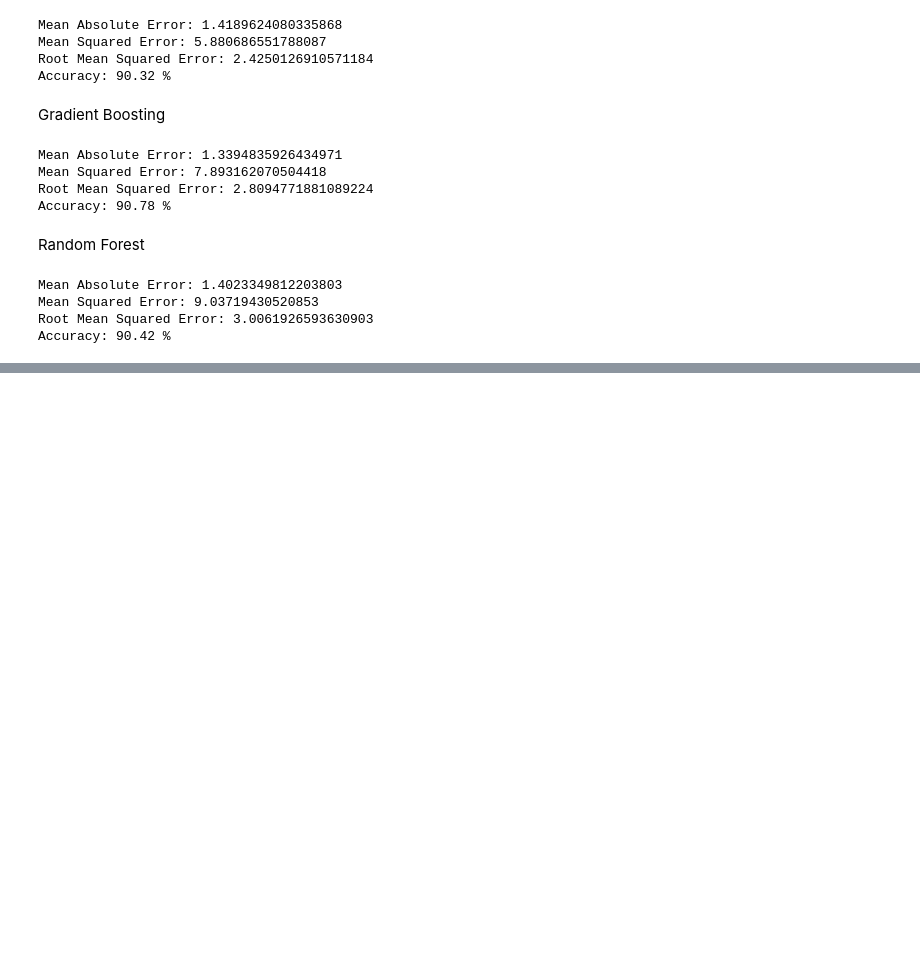
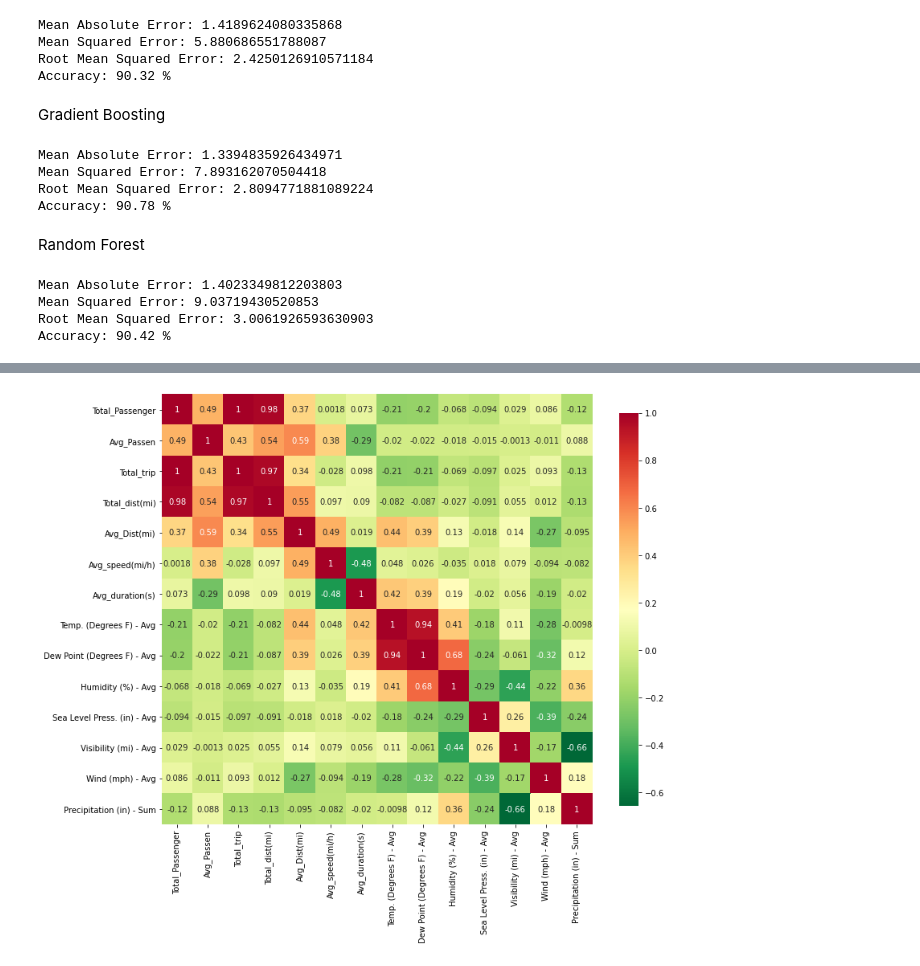
Before and after one commit to adhish70/Taxi_Fare_Prediction-CS672_Project, a Jupyter notebook: main_design.ipynb, the cells around one changed output, grey strips where cells are left out. Saved outputs shown, nothing was run; the diff lists cells and outputs as text; code cells hidden in the pictures; blank space fills up the shorter version.

Commit message:
Added transportation-weather study

```diff
--- a/main_design.ipynb
+++ b/main_design.ipynb
@@ -620,0 +628,3 @@ Accuracy: 90.42 %
+# %%
+avg_taxi_csv = "Green Taxi Average.csv"
+avg_taxi_df = pd.read_csv(path + avg_taxi_csv)
@@ -620,0 +673,2 @@ Accuracy: 90.42 %
+# %%
+avg_taxi_df = avg_taxi_df.drop(columns=['Date'])
@@ -620,0 +677,16 @@ Accuracy: 90.42 %
+# %%
+new_weather_df = weather_df.drop(columns=['Month',
+                                          'Day',
+                                          'Temp. (Degrees F) - Max',
+                                          'Temp. (Degrees F) - Min',
+                                          'Dew Point (Degrees F) - Max',
+                                          'Dew Point (Degrees F) - Min',
+                                          'Humidity (%) - Max',
+                                          'Humidity (%) - Min',
+                                          'Sea Level Press. (in) - Max',
+                                          'Sea Level Press. (in) - Min',
+                                          'Visibility (mi) - Max',
+                                          'Visibility (mi) - Min',
+                                          'Wind (mph) - Min',
+                                          'Wind (mph) - Max',
+                                          'Event'])
@@ -620,0 +712,3 @@ Accuracy: 90.42 %
+# %%
+result_df = pd.concat([avg_taxi_df, new_weather_df], axis=1)
+result_df.info()
@@ -620,0 +733,12 @@ Accuracy: 90.42 %
+# %%
+_, ax = plt.subplots( figsize = (12,10) )
+_ = sns.heatmap(
+                result_df.corr(),
+                cmap='RdYlGn_r',
+                square=True,
+                cbar_kws= {'shrink': .9},
+                ax = ax,
+                annot=True
+              )
+# %% [output]
+[figure, added]
```
Also changed, not shown: parts of 11 cells of this notebook.
